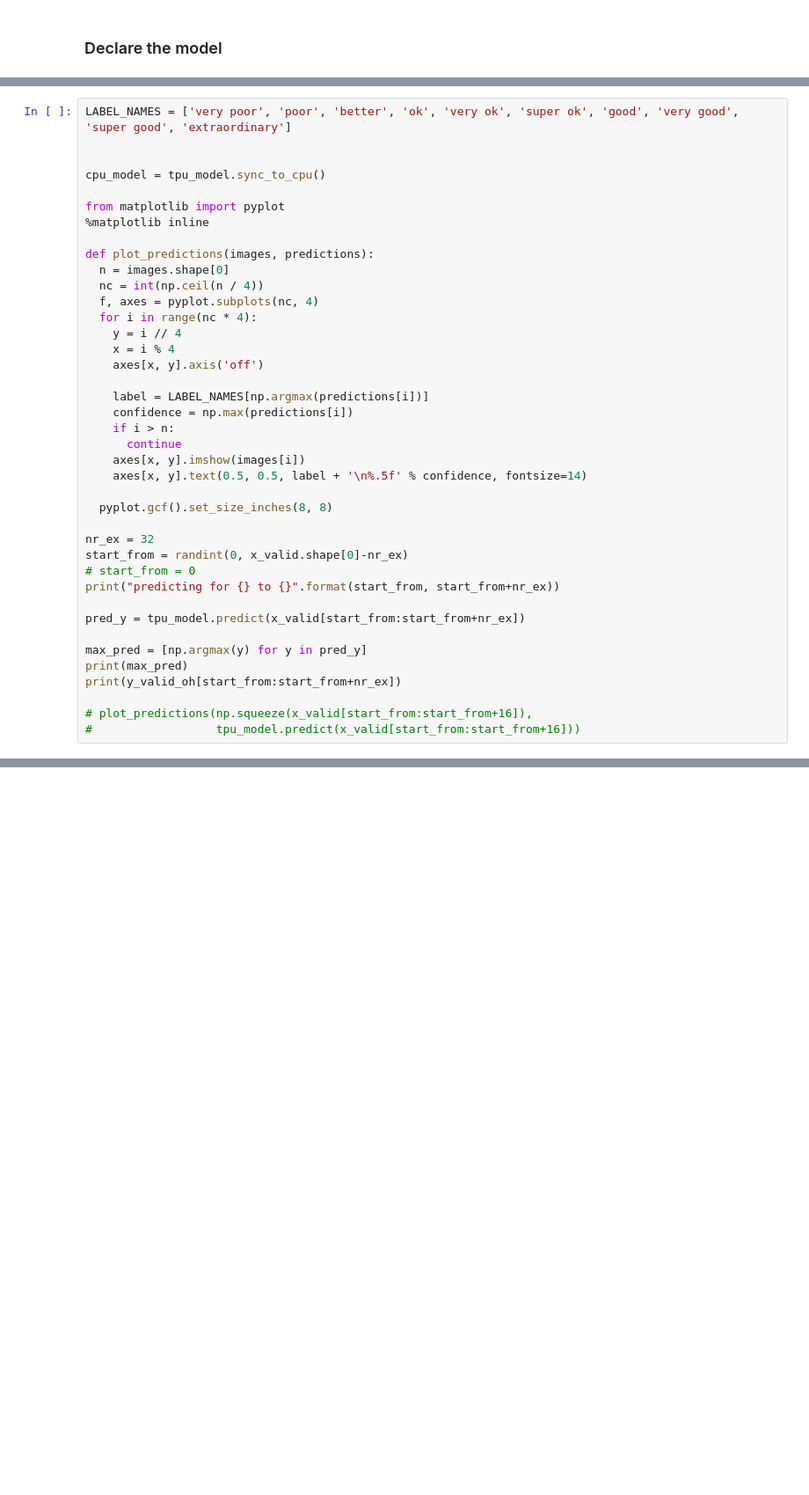
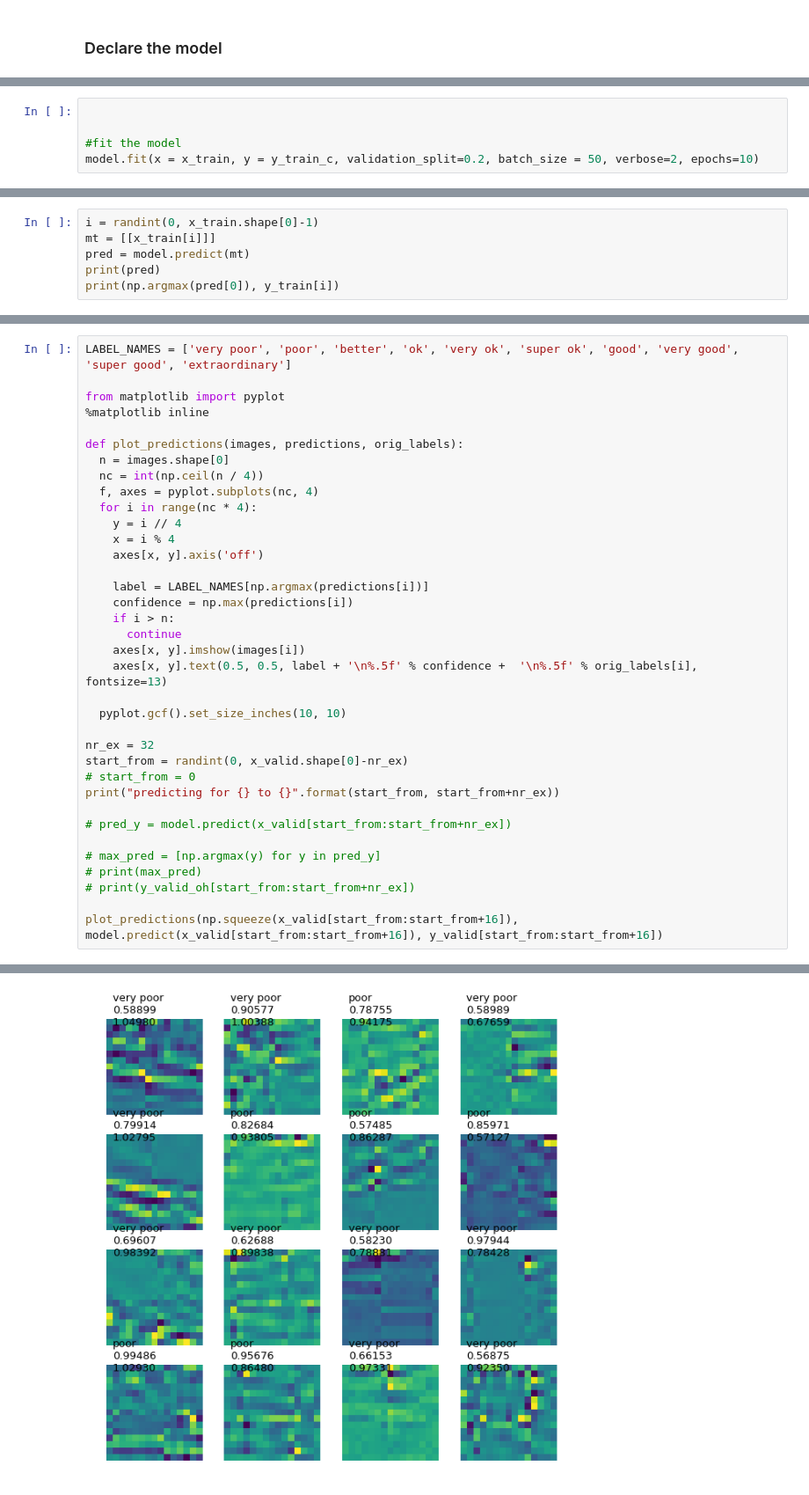
Before and after one commit to adifatol/BIQA, a Jupyter notebook: convNetwork.ipynb, the cells around one changed output, grey strips where cells are left out. Shown at 88% size. Drawn from its saved outputs; the diff is of its cells as text; blank space fills up the shorter version.

```diff
--- a/convNetwork.ipynb
+++ b/convNetwork.ipynb
@@ -542,0 +510,5 @@ INFO:tensorflow:Finished compiling. Time elapsed: 5.507094383239746 secs
+# %%
+
+
+#fit the model
+model.fit(x = x_train, y = y_train_c, validation_split=0.2, batch_size = 50, verbose=2, epochs=10)
@@ -542,0 +541,6 @@ INFO:tensorflow:Finished compiling. Time elapsed: 5.507094383239746 secs
+# %%
+i = randint(0, x_train.shape[0]-1)
+mt = [[x_train[i]]]
+pred = model.predict(mt)
+print(pred)
+print(np.argmax(pred[0]), y_train[i])
@@ -543,13 +551,10 @@ INFO:tensorflow:Finished compiling. Time elapsed: 5.507094383239746 secs
 # %%
 LABEL_NAMES = ['very poor', 'poor', 'better', 'ok', 'very ok', 'super ok', 'good', 'very good', 'super good', 'extraordinary']
-
-
-cpu_model = tpu_model.sync_to_cpu()
 
 from matplotlib import pyplot
 %matplotlib inline
 
-def plot_predictions(images, predictions):
+def plot_predictions(images, predictions, orig_labels):
   n = images.shape[0]
   nc = int(np.ceil(n / 4))
   f, axes = pyplot.subplots(nc, 4)
@@ -563,21 +568,20 @@ def plot_predictions(images, predictions):
     if i > n:
       continue
     axes[x, y].imshow(images[i])
-    axes[x, y].text(0.5, 0.5, label + '\n%.5f' % confidence, fontsize=14)
+    axes[x, y].text(0.5, 0.5, label + '\n%.5f' % confidence +  '\n%.5f' % orig_labels[i], fontsize=13)
 
-  pyplot.gcf().set_size_inches(8, 8)
+  pyplot.gcf().set_size_inches(10, 10)
 
 nr_ex = 32
 start_from = randint(0, x_valid.shape[0]-nr_ex)
 # start_from = 0
 print("predicting for {} to {}".format(start_from, start_from+nr_ex))
 
-pred_y = tpu_model.predict(x_valid[start_from:start_from+nr_ex])
+# pred_y = model.predict(x_valid[start_from:start_from+nr_ex])
 
-max_pred = [np.argmax(y) for y in pred_y]
-print(max_pred)
-print(y_valid_oh[start_from:start_from+nr_ex])
+# max_pred = [np.argmax(y) for y in pred_y]
+# print(max_pred)
+# print(y_valid_oh[start_from:start_from+nr_ex])
 
-# plot_predictions(np.squeeze(x_valid[start_from:start_from+16]),
-#                  tpu_model.predict(x_valid[start_from:start_from+16]))
+plot_predictions(np.squeeze(x_valid[start_from:start_from+16]), model.predict(x_valid[start_from:start_from+16]), y_valid[start_from:start_from+16])
 # %% [output]
@@ -587,0 +589 @@ predicting for 1067 to 1099
+[figure, added]
```
Also changed, not shown: parts of 20 cells of this notebook.
